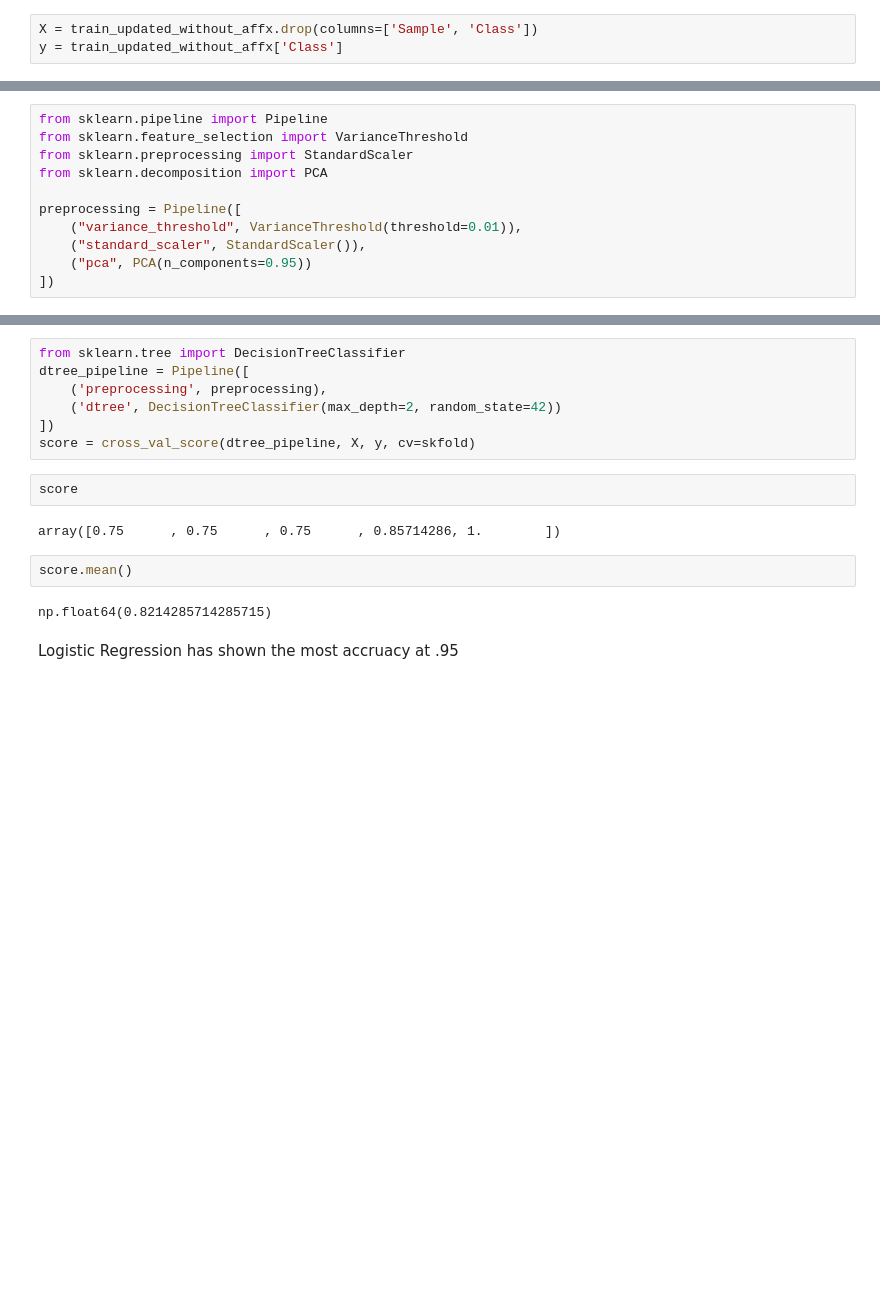
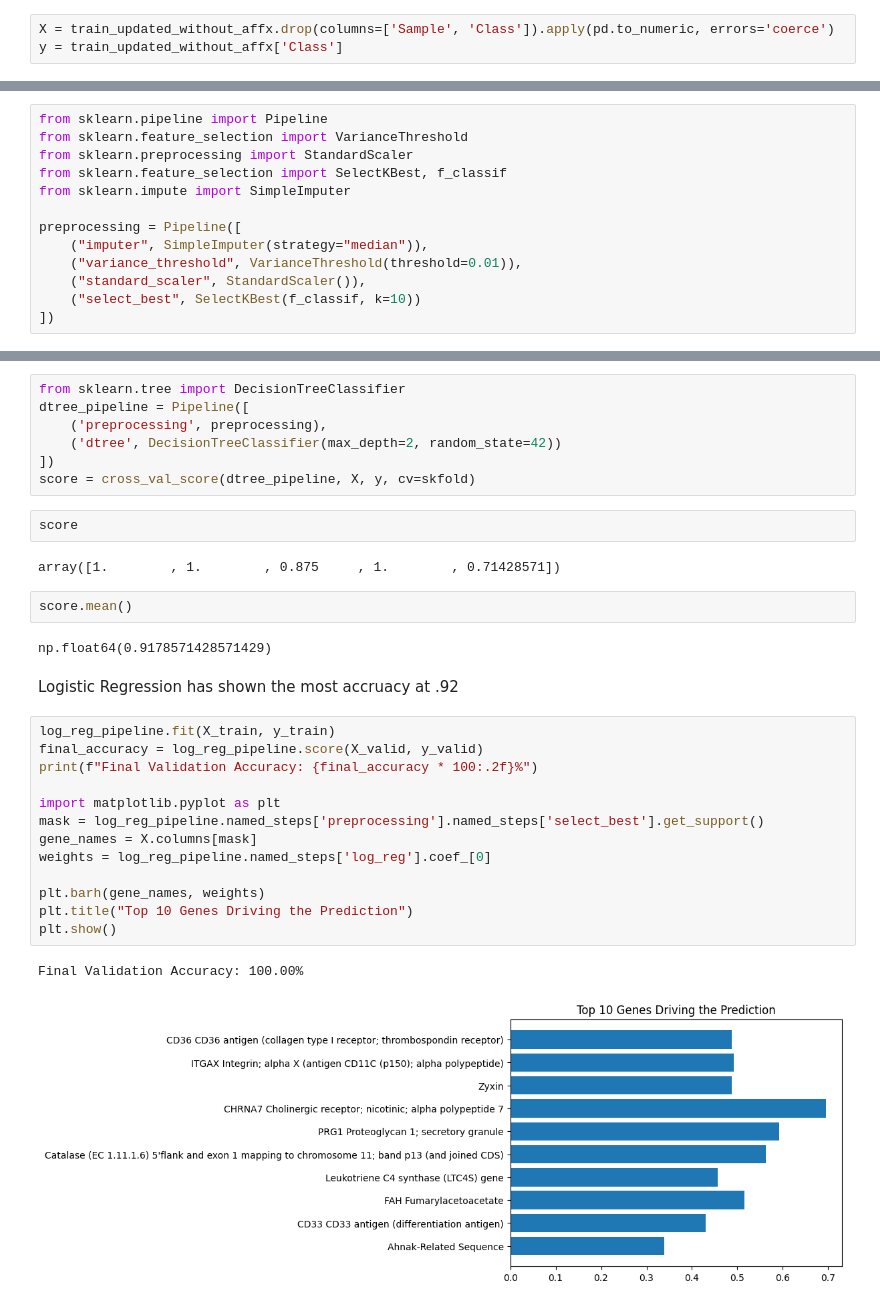
Before and after one commit to khadejacodes/mlproject, a Jupyter notebook: notebook/model_training.ipynb, the cells around one changed output, grey strips where cells are left out. Drawn from its saved outputs; the diff is of its cells as text; blank space fills up the shorter version.

```diff
--- a/notebook/model_training.ipynb
+++ b/notebook/model_training.ipynb
@@ -26,5 +26,5 @@ train_updated_without_affx = train_final.loc[:, ~train_final.columns.str.startsw
 # %% [markdown]
 TRAIN TEST SPLIT
 # %%
-X = train_updated_without_affx.drop(columns=['Sample', 'Class'])
+X = train_updated_without_affx.drop(columns=['Sample', 'Class']).apply(pd.to_numeric, errors='coerce')
 y = train_updated_without_affx['Class']
@@ -37,12 +40,14 @@ PREPROCESSING
 from sklearn.pipeline import Pipeline
 from sklearn.feature_selection import VarianceThreshold
 from sklearn.preprocessing import StandardScaler
-from sklearn.decomposition import PCA
+from sklearn.feature_selection import SelectKBest, f_classif
+from sklearn.impute import SimpleImputer
 
 preprocessing = Pipeline([
+    ("imputer", SimpleImputer(strategy="median")),
     ("variance_threshold", VarianceThreshold(threshold=0.01)),
     ("standard_scaler", StandardScaler()),
-    ("pca", PCA(n_components=0.95))
+    ("select_best", SelectKBest(f_classif, k=10))
 ])
 # %% [markdown]
 Logistic Regression
@@ -125,10 +137,26 @@ score = cross_val_score(dtree_pipeline, X, y, cv=skfold)
 # %%
 score
 # %% [output]
-array([0.75      , 0.75      , 0.75      , 0.85714286, 1.        ])
+array([1.        , 1.        , 0.875     , 1.        , 0.71428571])
 # %%
 score.mean()
 # %% [output]
-np.float64(0.8214285714285715)
+np.float64(0.9178571428571429)
 # %% [markdown]
-Logistic Regression has shown the most accruacy at .95
+Logistic Regression has shown the most accruacy at .92
+# %%
+log_reg_pipeline.fit(X_train, y_train)
+final_accuracy = log_reg_pipeline.score(X_valid, y_valid)
+print(f"Final Validation Accuracy: {final_accuracy * 100:.2f}%")
+
+import matplotlib.pyplot as plt
+mask = log_reg_pipeline.named_steps['preprocessing'].named_steps['select_best'].get_support()
+gene_names = X.columns[mask]
+weights = log_reg_pipeline.named_steps['log_reg'].coef_[0]
+
+plt.barh(gene_names, weights)
+plt.title("Top 10 Genes Driving the Prediction")
+plt.show()
+# %% [output]
+Final Validation Accuracy: 100.00%
+[figure, added]
```
Also changed, not shown: parts of 7 cells of this notebook, 11 other files.
